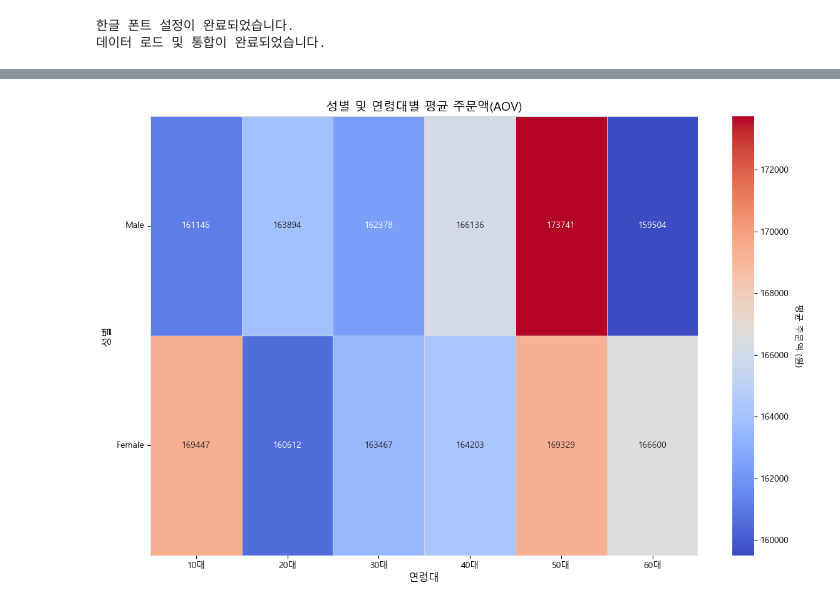
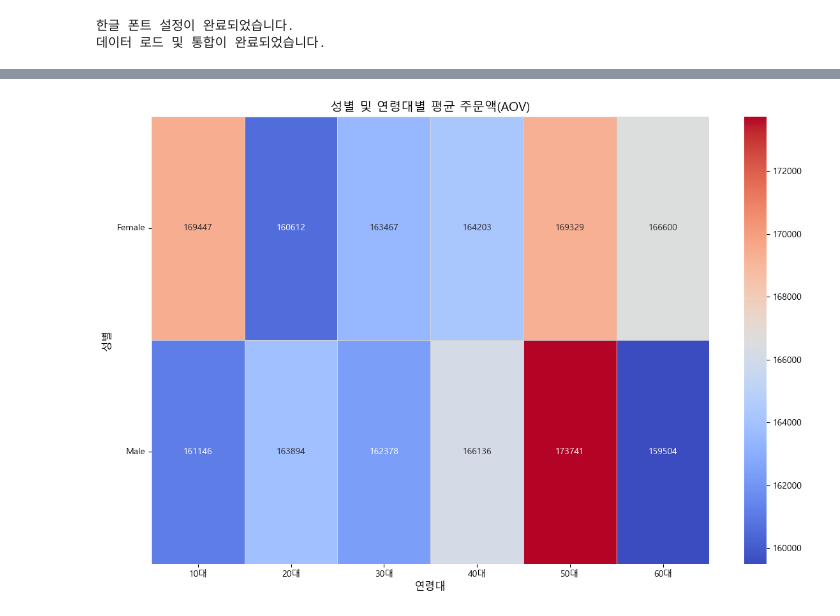
Before and after one commit to Happy-o3ov/big20-python-project1-team3, a Jupyter notebook: 판다스 실습문제/데이터프로세싱/Solution/02-6 고객분석.ipynb, the cells around one changed output, grey strips where cells are left out. Cells and saved outputs as stored; diff of their text form; code cells hidden in the pictures.

```diff
--- a/판다스 실습문제/데이터프로세싱/Solution/02-6 고객분석.ipynb
+++ b/판다스 실습문제/데이터프로세싱/Solution/02-6 고객분석.ipynb
@@ -151,32 +151,35 @@ cmap = sns.color_palette("coolwarm", as_cmap=True)  # matplotlib 호환 컬러
 plt.figure(figsize=(12, 8))  # 가로12인치 x 세로8인치
 
 # 4) 히트맵 그리기 (입력: aov_pivot DataFrame)
 # 반환값 ax는 matplotlib Axes 객체
+
+aov_pivot = aov_pivot.loc[['Female', 'Male']] # 피벗 테이블의 행 순서 정렬
+
 ax = sns.heatmap(
     aov_pivot,            # 입력 DataFrame: 행=gender, 열=age_group, 값=AOV
     annot=True,           # 각 셀에 수치 표기 (텍스트)
     fmt='.0f',            # 정수 형태로 표시 (예: 12345)
     cmap=cmap,            # 지정한 컬러맵 적용 (파랑->빨강)
     cbar=True,            # 오른쪽 컬러바(범례) 표시
     linewidths=0.5,       # 셀 경계선 굵기
     linecolor='lightgray' # 셀 경계선 색상
 )
 
 # 5) 제목 및 축 라벨 설정 (Axes 메서드)
 ax.set_title('성별 및 연령대별 평균 주문액(AOV)', fontsize=14)  # 타이틀
 ax.set_xlabel('연령대', fontsize=12)                           # X축 라벨
 ax.set_ylabel('성별', fontsize=12)                             # Y축 라벨
 
 # 6) 틱(레이블) 회전 및 정렬
 ax.set_xticklabels(ax.get_xticklabels(), rotation=0)  # X축 레이블 수평 배치(0도)
 ax.set_yticklabels(ax.get_yticklabels(), rotation=0)  # Y축 레이블 수평 배치(0도)
 
 # 7) 컬러바 레이블 추가 (matplotlib Colorbar 객체 접근)
 cbar = ax.collections[0].colorbar
-cbar.set_label('평균 주문액 (원)', rotation=270, labelpad=15)  # 컬러바 라벨을 세로로 표시
+
 
 # 8) 레이아웃 조정 및 출력
 plt.tight_layout()  # 여백 자동 조정
 plt.show()          # 그래프 렌더링
 # %% [output]
-[figure, old version]
+[figure, new version]
```
Also changed, not shown: parts of 6 cells of this notebook, 1 other file.
